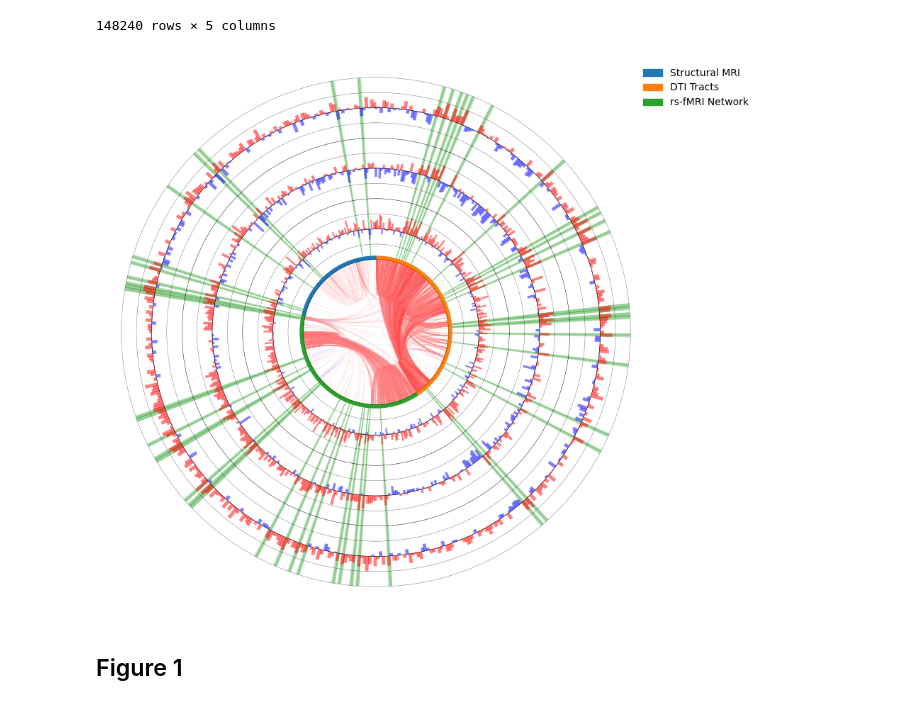
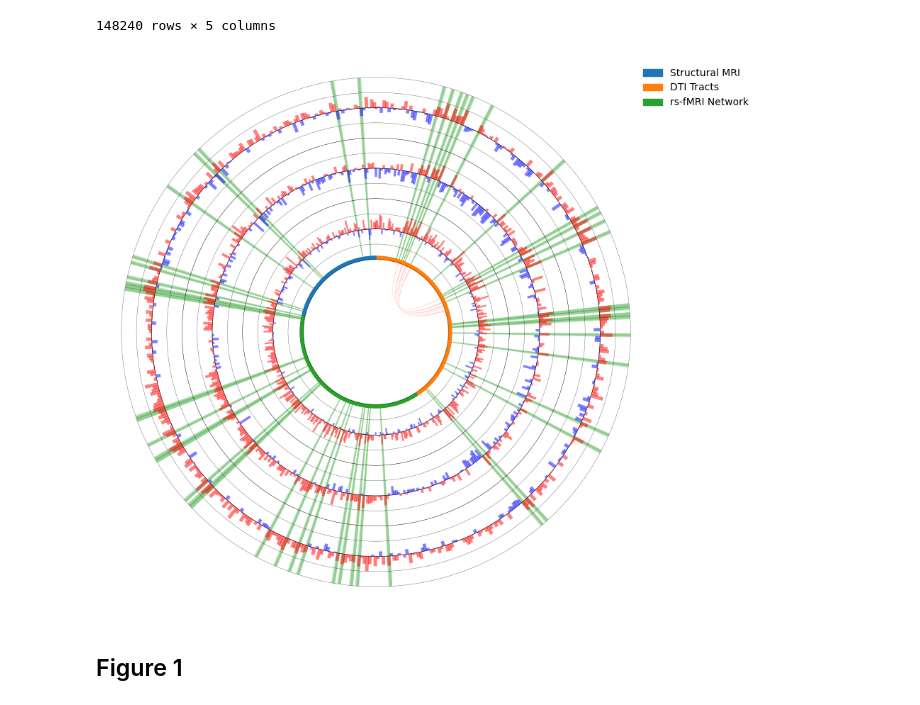
Before and after one commit to erwinerdem/STEAP, a Jupyter notebook: notebooks/figures.ipynb, the cells around one changed output. Saved outputs shown, nothing was run; the diff lists cells and outputs as text; code cells hidden in the pictures.

```diff
--- a/notebooks/figures.ipynb
+++ b/notebooks/figures.ipynb
@@ -82,42 +82,36 @@ display(es_corr_df)
 | 148238 | tabula_muris, Trachea.endothelial... | tabula_muris, Trachea.mesenchymal... | 0.210935 | 4.872832e-17 | 7.223487e-12 |
 | 148239 | tabula_muris, Trachea.epithelial_... | tabula_muris, Trachea.mesenchymal... | -0.040347 | 1.563074e-01 | 1.000000e+00 |
 148240 rows × 5 columns
-# %%
-disease_group_dict = {
-    "Schizophrenia":['SCZ_PGC3_2020'],
-    "Alzheimer's disease":['AD_JANSENS2019'],
-    "Bipolar":['BIP_PGC3'],
-    "Depression":['PGC_depression2019'],
-    "Autism spectrum disorder":['ASD_2019'],
-}
-color_bar = [
-    'tab:green',
-    'tab:cyan',
-    'tab:orange',
-    'tab:olive',
-    'tab:purple',
-]
-
-corrs = corr_df[(corr_df['pval'])<=(0.05/corr_df.shape[0])]['corr']
-q = 75
-corr_limit = (corrs[corrs<0].quantile(q/100),corrs[corrs>0].quantile(q/100))
-
-for c,(name, gwas_name) in zip(color_bar,disease_group_dict.items()):
-    gwas_name = gwas_name[0]
-    name = name.replace(' ','_').replace("'","")
-    circosplot.plot(corr_df, gwas_group_dict,
-                    gwas_name = gwas_name, #if None it will not plot the outer circles
-                    corr_limit = corr_limit, # for inner chord plot
-                    ylim = 4500,
-                    color_bar = c,
-                   )
-    break
-# %% [output]
-[figure, removed]
 # %%
 # df_all.to_hdf('data/enrichment_data.h5', key='df_all', mode='w', complevel=9, complib='blosc:zlib')
 # corr_df.to_hdf('data/correlation_data.h5', key='corr_df',mode='w', complevel=9, complib='blosc:zlib')
 # es_corr_df.to_hdf('data/correlation_data.h5', key='es_corr_df', complevel=9, complib='blosc:zlib')
+# %%
+disease_group_dict = {
+
+    "Alzheimer's disease":['AD_JANSENS2019'],
+    "Bipolar":['BIP_PGC3'],
+    "Depression":['PGC_depression2019'],
+    "Autism spectrum disorder":['ASD_2019'],
+}
+name = "Schizophrenia"
+gwas_name = 'SCZ_PGC3_2020'
+color_bar = 'tab:green'
+
+corrs = corr_df[(corr_df['pval'])<=(0.05/corr_df.shape[0])]['corr']
+q = 75
+corr_limit = (corrs[corrs<0].quantile(q/100),corrs[corrs>0].quantile(q/100))
+
+circosplot.plot(corr_df, gwas_group_dict,
+                gwas_name = gwas_name, #if None it will not plot the outer circles
+                corr_limit = (-.99,.99), # for inner chord plot
+                ylim = 4500,
+                color_bar = color_bar,
+                save = False,
+#                 filename = f'{figure_dir}circosplot_{name}_quantile{q}.png'
+               )
+# %% [output]
+[figure, added]
 # %%
 def bold_significant(row):
     bold = ['']*len(row)
```
Also changed, not shown: parts of 6 cells of this notebook, 7 other files.
